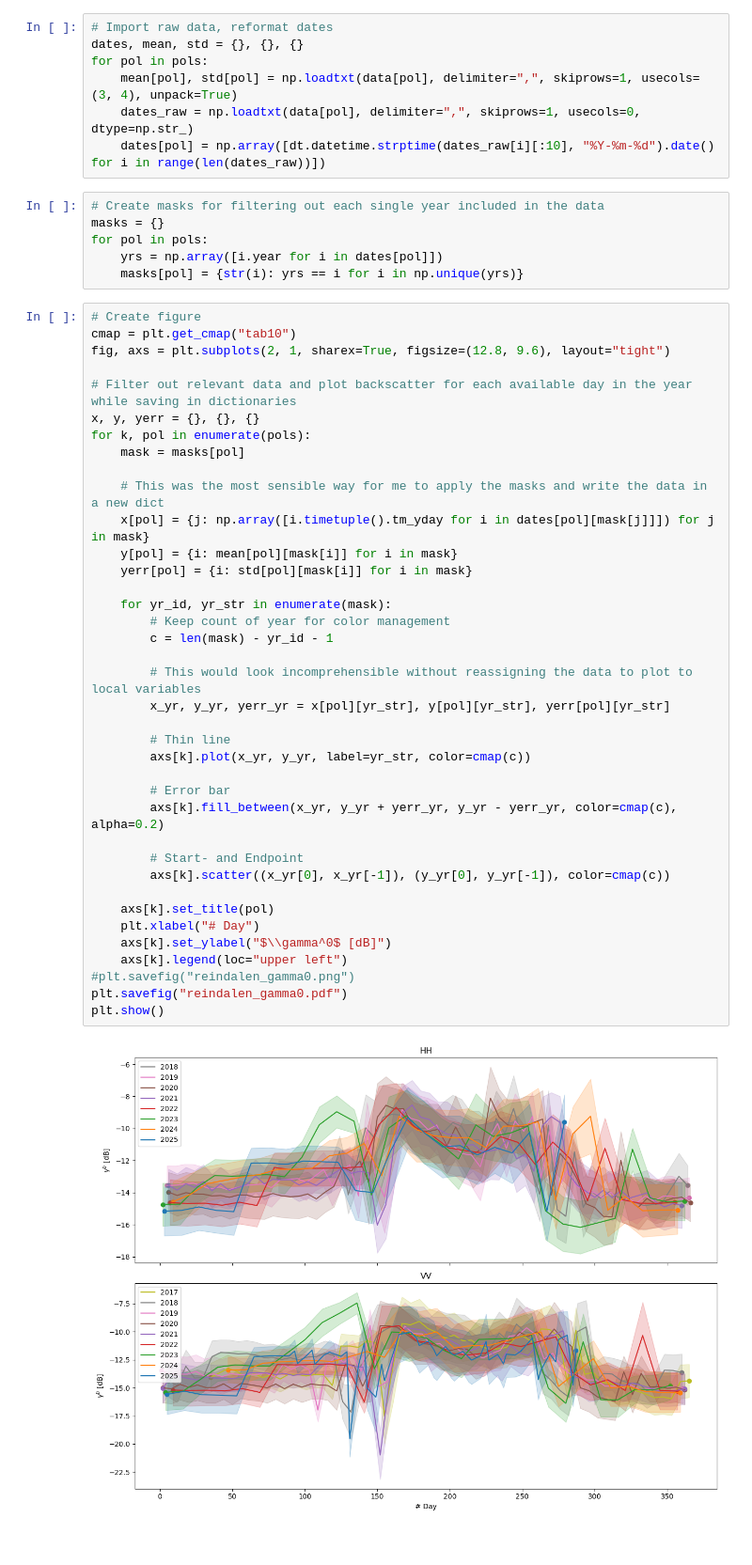
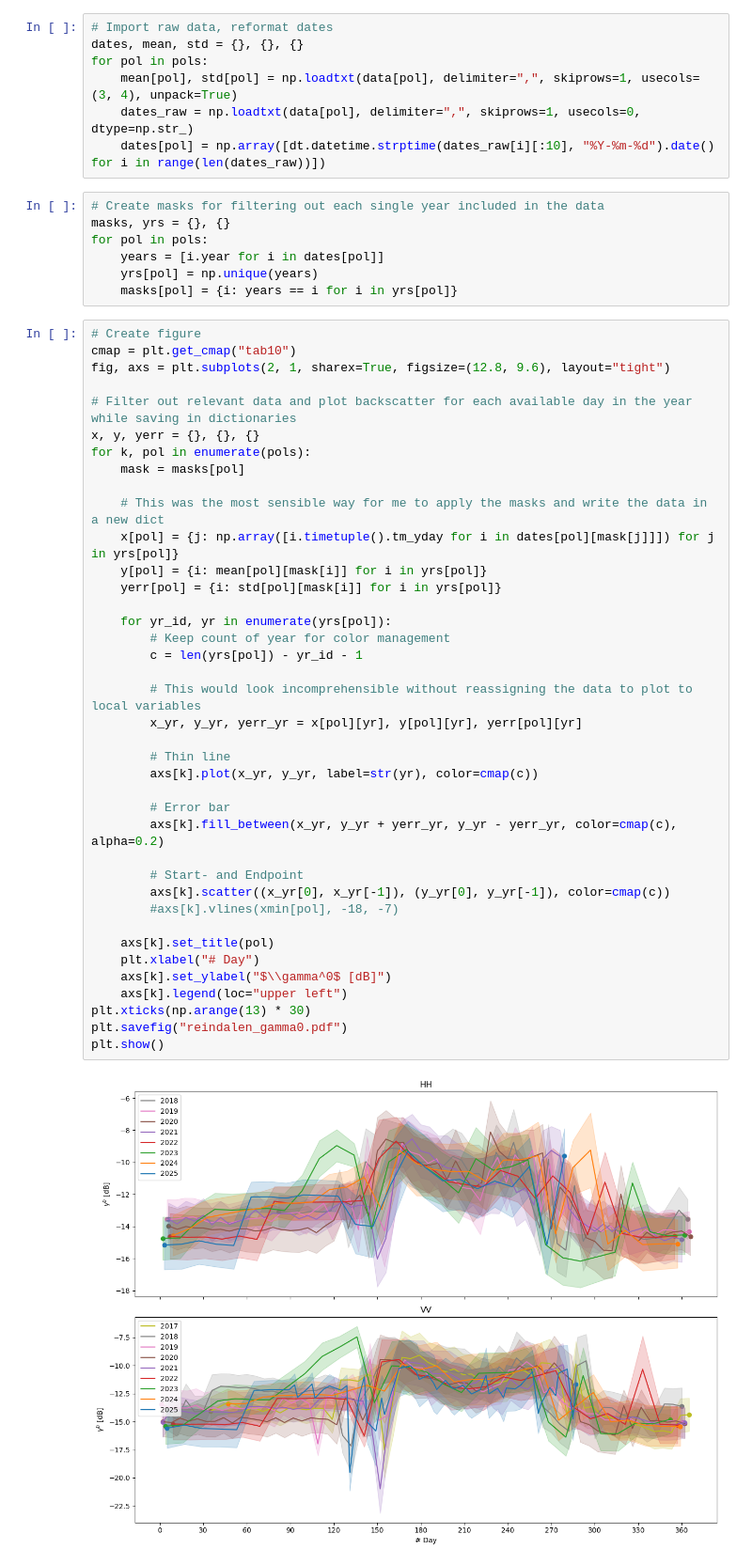
Before and after one commit to He4thcl1ff/remote-sensing, a Jupyter notebook: snow_cover_analysis.ipynb, the cells around one changed output. Shown at 94% size. Saved outputs shown, nothing was run; the diff lists cells and outputs as text.

```diff
--- a/snow_cover_analysis.ipynb
+++ b/snow_cover_analysis.ipynb
@@ -19,48 +19,50 @@ for pol in pols:
     dates[pol] = np.array([dt.datetime.strptime(dates_raw[i][:10], "%Y-%m-%d").date() for i in range(len(dates_raw))])
 # %%
 # Create masks for filtering out each single year included in the data
-masks = {}
+masks, yrs = {}, {}
 for pol in pols:
-    yrs = np.array([i.year for i in dates[pol]])
-    masks[pol] = {str(i): yrs == i for i in np.unique(yrs)}
+    years = [i.year for i in dates[pol]]
+    yrs[pol] = np.unique(years)
+    masks[pol] = {i: years == i for i in yrs[pol]}
 # %%
 # Create figure
 cmap = plt.get_cmap("tab10")
 fig, axs = plt.subplots(2, 1, sharex=True, figsize=(12.8, 9.6), layout="tight")
 
 # Filter out relevant data and plot backscatter for each available day in the year while saving in dictionaries
 x, y, yerr = {}, {}, {}
 for k, pol in enumerate(pols):
     mask = masks[pol]
 
     # This was the most sensible way for me to apply the masks and write the data in a new dict
-    x[pol] = {j: np.array([i.timetuple().tm_yday for i in dates[pol][mask[j]]]) for j in mask}
-    y[pol] = {i: mean[pol][mask[i]] for i in mask}
-    yerr[pol] = {i: std[pol][mask[i]] for i in mask}
+    x[pol] = {j: np.array([i.timetuple().tm_yday for i in dates[pol][mask[j]]]) for j in yrs[pol]}
+    y[pol] = {i: mean[pol][mask[i]] for i in yrs[pol]}
+    yerr[pol] = {i: std[pol][mask[i]] for i in yrs[pol]}
 
-    for yr_id, yr_str in enumerate(mask):
+    for yr_id, yr in enumerate(yrs[pol]):
         # Keep count of year for color management
-        c = len(mask) - yr_id - 1
+        c = len(yrs[pol]) - yr_id - 1
 
         # This would look incomprehensible without reassigning the data to plot to local variables
-        x_yr, y_yr, yerr_yr = x[pol][yr_str], y[pol][yr_str], yerr[pol][yr_str]
+        x_yr, y_yr, yerr_yr = x[pol][yr], y[pol][yr], yerr[pol][yr]
 
         # Thin line
-        axs[k].plot(x_yr, y_yr, label=yr_str, color=cmap(c))
+        axs[k].plot(x_yr, y_yr, label=str(yr), color=cmap(c))
 
         # Error bar
         axs[k].fill_between(x_yr, y_yr + yerr_yr, y_yr - yerr_yr, color=cmap(c), alpha=0.2)
 
         # Start- and Endpoint
         axs[k].scatter((x_yr[0], x_yr[-1]), (y_yr[0], y_yr[-1]), color=cmap(c))
+        #axs[k].vlines(xmin[pol], -18, -7)
 
     axs[k].set_title(pol)
     plt.xlabel("# Day")
     axs[k].set_ylabel("$\\gamma^0$ [dB]")
     axs[k].legend(loc="upper left")
-#plt.savefig("reindalen_gamma0.png")
+plt.xticks(np.arange(13) * 30)
 plt.savefig("reindalen_gamma0.pdf")
 plt.show()
 # %% [output]
-[figure, old version]
+[figure, new version]
 # %%
```
Also changed, not shown: parts of 2 cells of this notebook.
